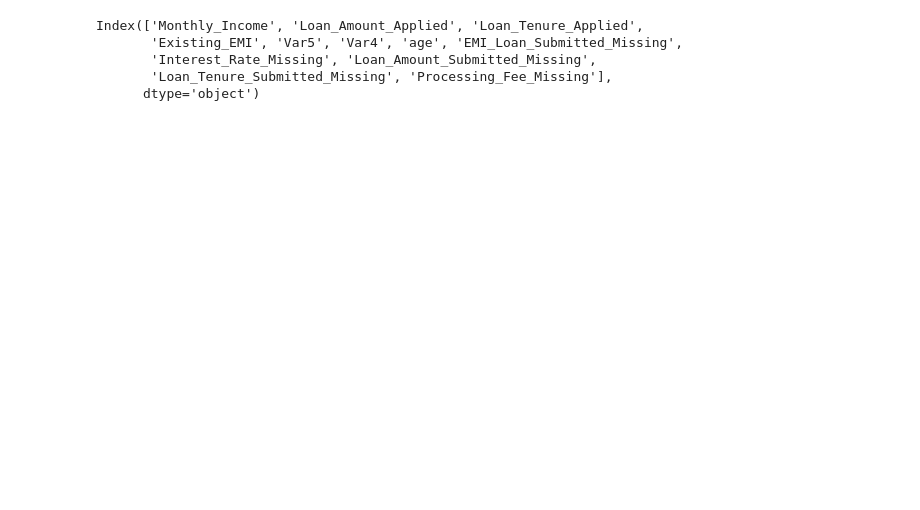
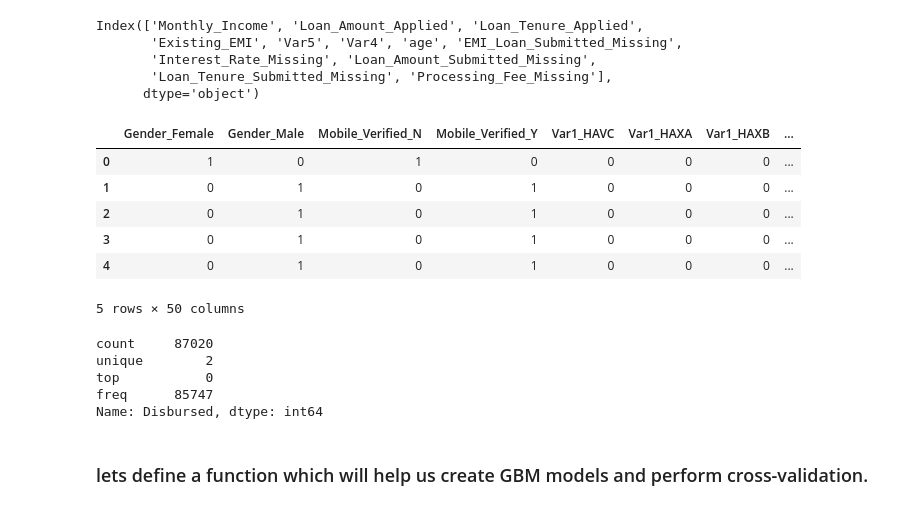
Before and after one commit to ds-suyog/Machine_Learning_with_Python, a Jupyter notebook: gbm_parameter-tuning_avhackathonx3.ipynb, the cells around one changed output. Saved outputs shown, nothing was run; the diff lists cells and outputs as text; code cells hidden in the pictures; blank space fills up the shorter version.

```diff
--- a/gbm_parameter-tuning_avhackathonx3.ipynb
+++ b/gbm_parameter-tuning_avhackathonx3.ipynb
@@ -559,7 +571,22 @@ Index(['Monthly_Income', 'Loan_Amount_Applied', 'Loan_Tenure_Applied',
        'Loan_Tenure_Submitted_Missing', 'Processing_Fee_Missing'],
       dtype='object')
 # %%
-# train = pd.concat([ohe_encoded_data, numeric_features_standardized, train.loc[:,['Disbursed']]], axis=1)
-# train.head()
+train = pd.concat([ohe_encoded_data, numeric_features_standardized, train.loc[:,['Disbursed']]], axis=1)
+train.head()
+# %% [output]
+|  | Gender_Female | Gender_Male | Mobile_Verified_N | Mobile_Verified_Y | Var1_HAVC | Var1_HAXA | Var1_HAXB | ... |
+| 0 | 1 | 0 | 1 | 0 | 0 | 0 | 0 | ... |
+| 1 | 0 | 1 | 0 | 1 | 0 | 0 | 0 | ... |
+| 2 | 0 | 1 | 0 | 1 | 0 | 0 | 0 | ... |
+| 3 | 0 | 1 | 0 | 1 | 0 | 0 | 0 | ... |
+| 4 | 0 | 1 | 0 | 1 | 0 | 0 | 0 | ... |
+5 rows × 50 columns
 # %%
-# train[target] = train[target].astype('category')
+train[target] = train[target].astype('category')
+train[target].describe()
+# %% [output]
+count     87020
+unique        2
+top           0
+freq      85747
+Name: Disbursed, dtype: int64
@@ -572,3 +595,5 @@ Index(['Monthly_Income', 'Loan_Amount_Applied', 'Loan_Tenure_Applied',
+# %% [markdown]
+###  lets define a function which will help us create GBM models and perform cross-validation.
 # %%
 def modelfit(alg, dtrain, predictors, performCV=True, printFeatureImportance=True, cv_folds=5):
     #Fit the algorithm on the data
```
Also changed, not shown: parts of 11 cells of this notebook.
